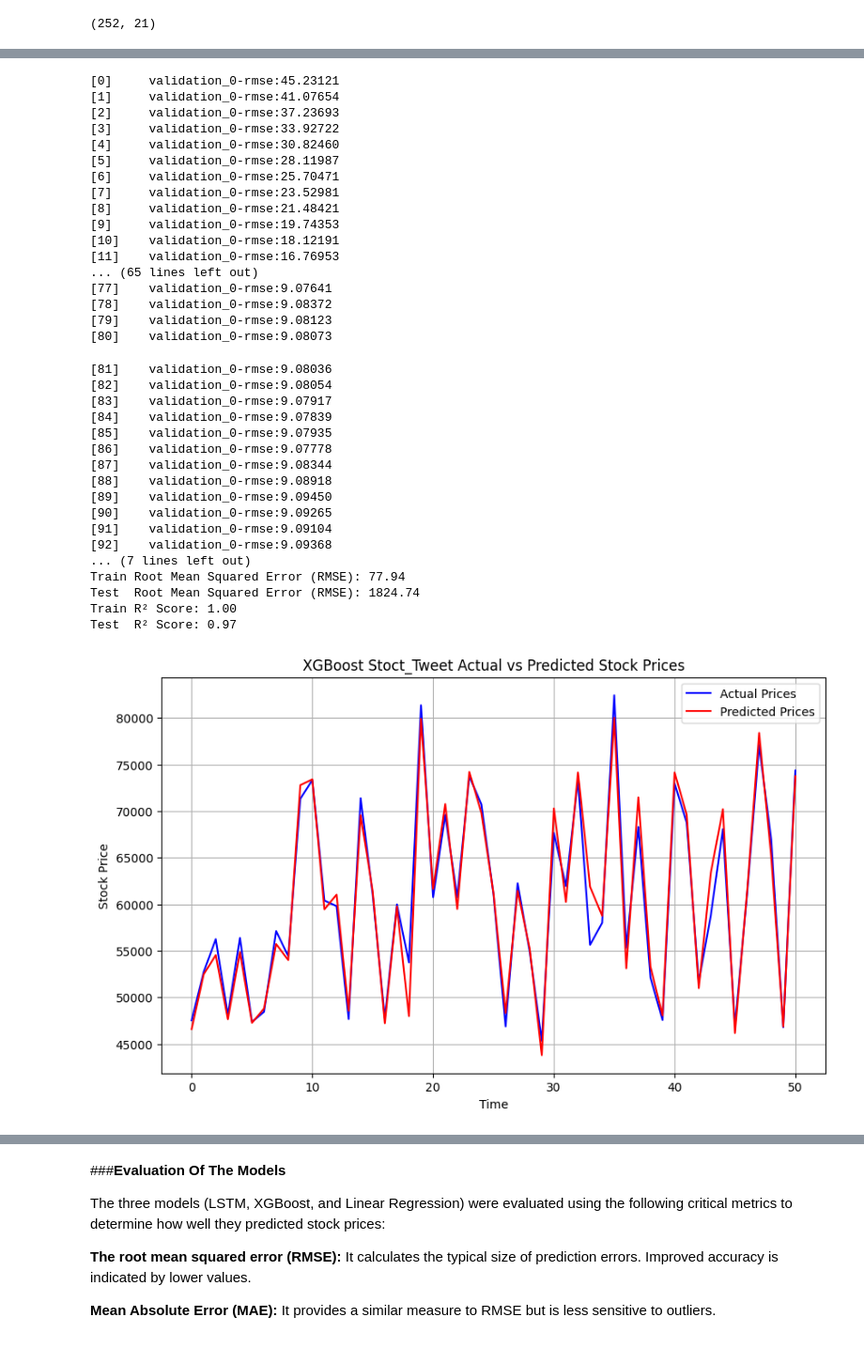
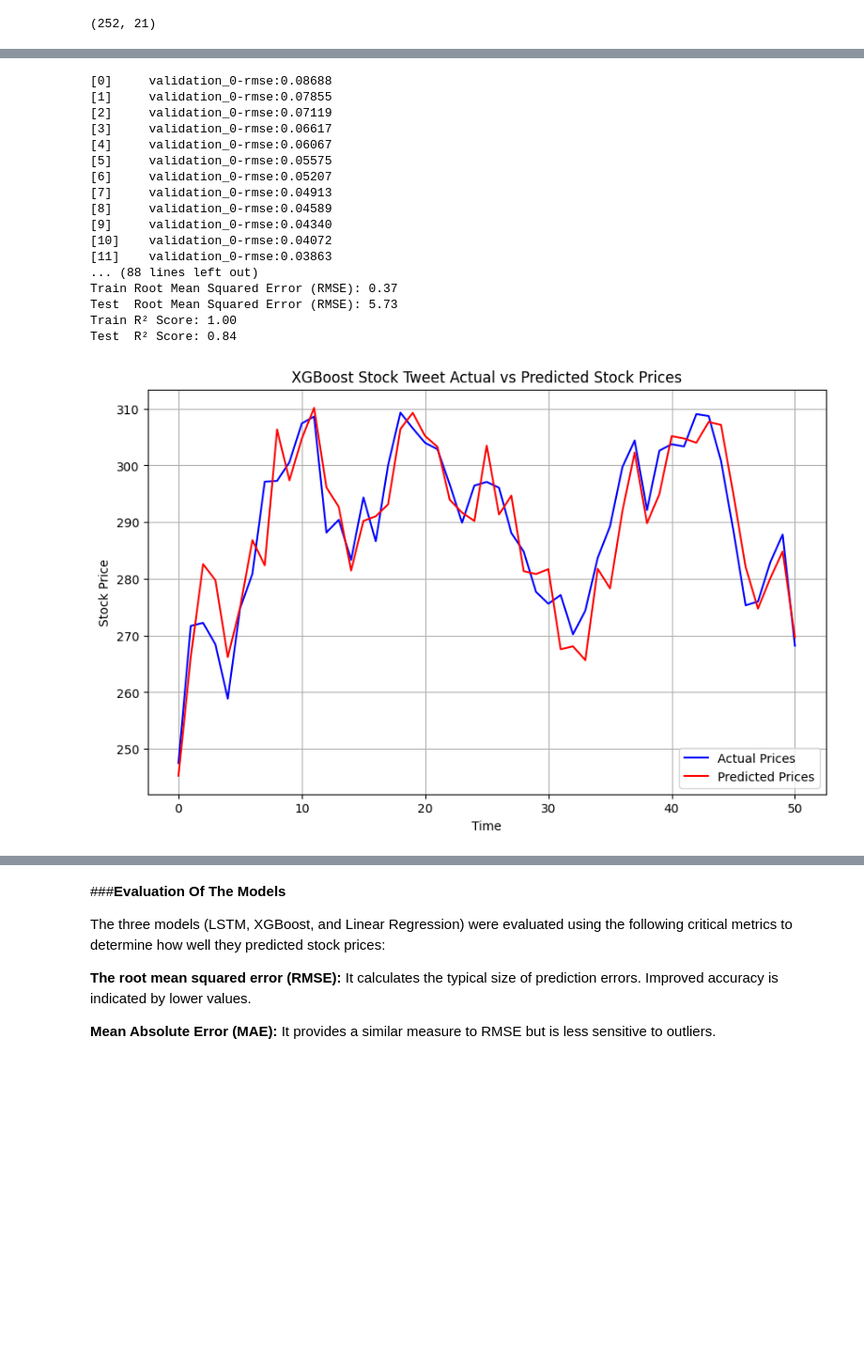
Before and after one commit to OnyedikachiOnwuachuke/Stock-Price-Prediction-Using-Sentiment-Analysis, a Jupyter notebook: PREDICTING_TESLA_STOCK_PRICE_USING_SENTIMENT_ANALYSIS.ipynb, the cells around one changed output, grey strips where cells are left out. Shown at 94% size. Drawn from its saved outputs; the diff is of its cells as text; code cells hidden in the pictures; blank space fills up the shorter version.

```diff
--- a/PREDICTING_TESLA_STOCK_PRICE_USING_SENTIMENT_ANALYSIS.ipynb
+++ b/PREDICTING_TESLA_STOCK_PRICE_USING_SENTIMENT_ANALYSIS.ipynb
@@ -1591,9 +1596,9 @@ def predict_and_evaluate_xgb_tweet(xgb_tweet_model, X_train_tweet_xgb, y_train_t
   xgb_test_tweet_pred_scaled = xgb_tweet_model.predict(X_test_tweet_xgb)
 
   # Inverse transform the predictions and target to original scale
-  # Convert Pandas Series to NumPy arrays before reshaping
-  xgb_train_tweet_actual = scaler_y.inverse_transform(y_train_tweet_xgb.values.reshape(-1, 1))
-  xgb_test_tweet_actual = scaler_y.inverse_transform(y_test_tweet_xgb.values.reshape(-1, 1))
+  # Reshape y_train_tweet_xgb and y_test_tweet_xgb directly as they are already NumPy arrays
+  xgb_train_tweet_actual = scaler_y.inverse_transform(y_train_tweet_xgb.reshape(-1, 1))
+  xgb_test_tweet_actual = scaler_y.inverse_transform(y_test_tweet_xgb.reshape(-1, 1))
   xgb_train_tweet_pred_actual = scaler_y.inverse_transform(xgb_train_tweet_pred_scaled.reshape(-1, 1))
   xgb_test_tweet_pred_actual = scaler_y.inverse_transform(xgb_test_tweet_pred_scaled.reshape(-1, 1))
 
@@ -1612,73 +1617,54 @@ def predict_and_evaluate_xgb_tweet(xgb_tweet_model, X_train_tweet_xgb, y_train_t
   return {
       'Train_RMSE': xgb_train_tweet_rmse,
       'Test_RMSE': xgb_test_tweet_rmse,
       'Train_R2': xgb_train_tweet_r2,
       'Test_R2': xgb_test_tweet_r2,
       'y_test_tweet_actual': xgb_test_tweet_actual,
       'y_test_tweet_pred_actual': xgb_test_tweet_pred_actual
   }
 
+
+
 # Train the XGBoost model
 xgb_tweet_model = build_and_train_tweet_xgb_model(X_train_tweet, y_train_tweet, X_test_tweet, y_test_tweet)
 
 # Predict and evaluate
 xgb_tweet_results = predict_and_evaluate_xgb_tweet(xgb_tweet_model, X_train_tweet, y_train_tweet, X_test_tweet, y_test_tweet, scaler_y)
 
 # Extract metrics and actual/predicted values
 xgb_test_tweet_actual = xgb_tweet_results['y_test_tweet_actual']
 xgb_test_tweet_pred_actual = xgb_tweet_results['y_test_tweet_pred_actual']
 
-# Display actual vs predicted
-#comparison_df = pd.DataFrame({'Actual': xgb_test_tweet_actual, 'Predicted': xgb_test_tweet_pred_actual})
-#print("\nActual vs Predicted:")
-#print(comparison_df.head())
 
 # Plot actual vs predicted values
 plt.figure(figsize=(10, 6))
 plt.plot(xgb_test_tweet_actual, label='Actual Prices', color='blue')
 plt.plot(xgb_test_tweet_pred_actual, label='Predicted Prices', color='red')
-plt.title('XGBoost Stoct_Tweet Actual vs Predicted Stock Prices')
+plt.title('XGBoost Stock Tweet Actual vs Predicted Stock Prices')
 plt.xlabel('Time')
 plt.ylabel('Stock Price')
 plt.legend()
 plt.grid(True)
 plt.show()
 # %% [output]
-[0]     validation_0-rmse:45.23121
-[1]     validation_0-rmse:41.07654
-[2]     validation_0-rmse:37.23693
-[3]     validation_0-rmse:33.92722
-[4]     validation_0-rmse:30.82460
-[5]     validation_0-rmse:28.11987
-[6]     validation_0-rmse:25.70471
-[7]     validation_0-rmse:23.52981
-[8]     validation_0-rmse:21.48421
-[9]     validation_0-rmse:19.74353
-[10]    validation_0-rmse:18.12191
-[11]    validation_0-rmse:16.76953
-... (65 lines left out)
-[77]    validation_0-rmse:9.07641
-[78]    validation_0-rmse:9.08372
-[79]    validation_0-rmse:9.08123
-[80]    validation_0-rmse:9.08073
+[0]     validation_0-rmse:0.08688
+[1]     validation_0-rmse:0.07855
+[2]     validation_0-rmse:0.07119
+[3]     validation_0-rmse:0.06617
+[4]     validation_0-rmse:0.06067
+[5]     validation_0-rmse:0.05575
+[6]     validation_0-rmse:0.05207
+[7]     validation_0-rmse:0.04913
+[8]     validation_0-rmse:0.04589
+[9]     validation_0-rmse:0.04340
+[10]    validation_0-rmse:0.04072
+[11]    validation_0-rmse:0.03863
+... (88 lines left out)
+Train Root Mean Squared Error (RMSE): 0.37
+Test  Root Mean Squared Error (RMSE): 5.73
+Train R² Score: 1.00
+Test  R² Score: 0.84
-[81]    validation_0-rmse:9.08036
-[82]    validation_0-rmse:9.08054
-[83]    validation_0-rmse:9.07917
-[84]    validation_0-rmse:9.07839
-[85]    validation_0-rmse:9.07935
-[86]    validation_0-rmse:9.07778
-[87]    validation_0-rmse:9.08344
-[88]    validation_0-rmse:9.08918
-[89]    validation_0-rmse:9.09450
-[90]    validation_0-rmse:9.09265
-[91]    validation_0-rmse:9.09104
-[92]    validation_0-rmse:9.09368
-... (7 lines left out)
-Train Root Mean Squared Error (RMSE): 77.94
-Test  Root Mean Squared Error (RMSE): 1824.74
-Train R² Score: 1.00
-Test  R² Score: 0.97
-[figure, old version]
+[figure, new version]
 # %%
 def preprocess_stock_tweet_data_lstm(stock_tweet_data, feature_columns, target_column, look_back=60):
     """
```
Also changed, not shown: parts of 15 cells of this notebook.
